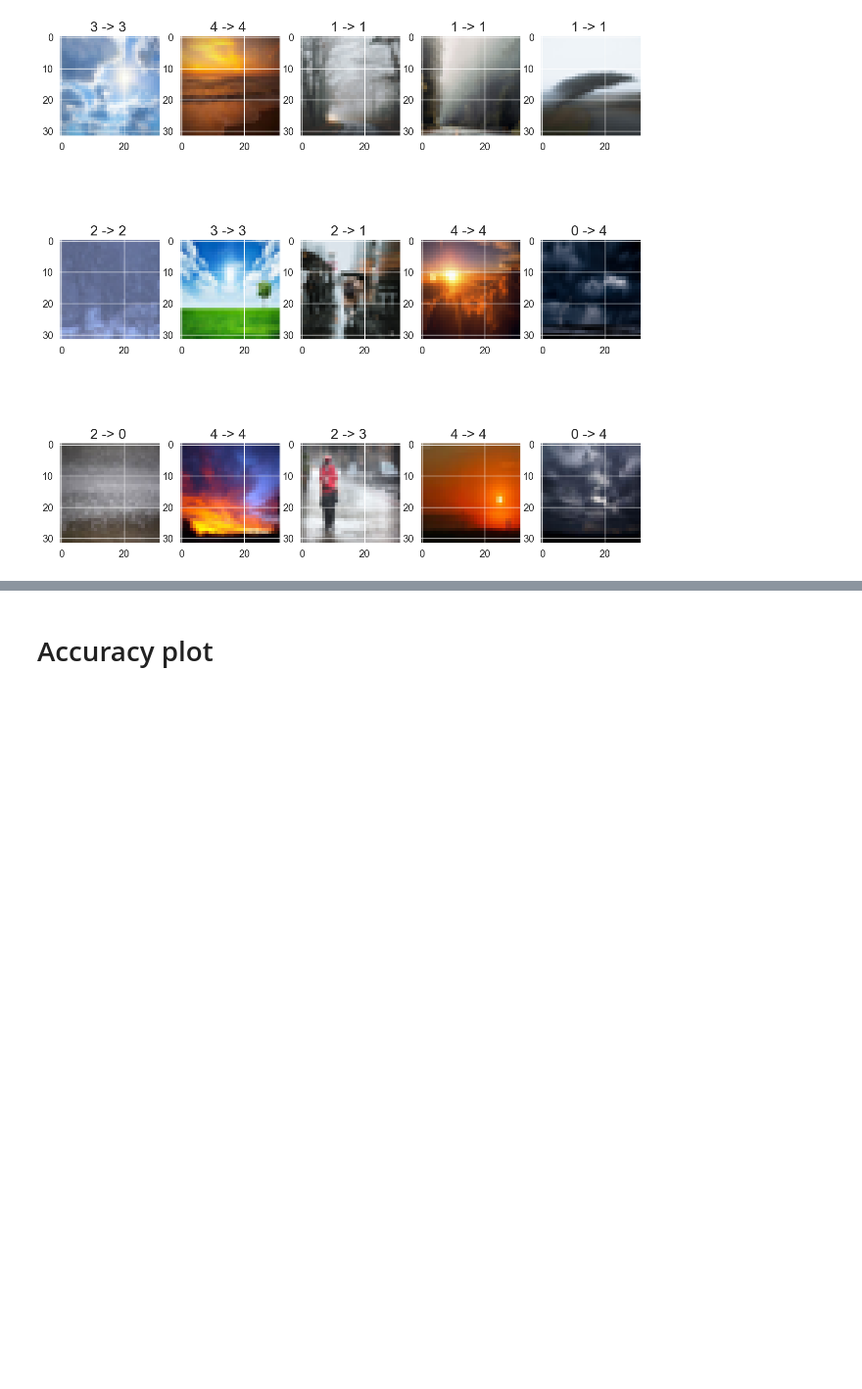
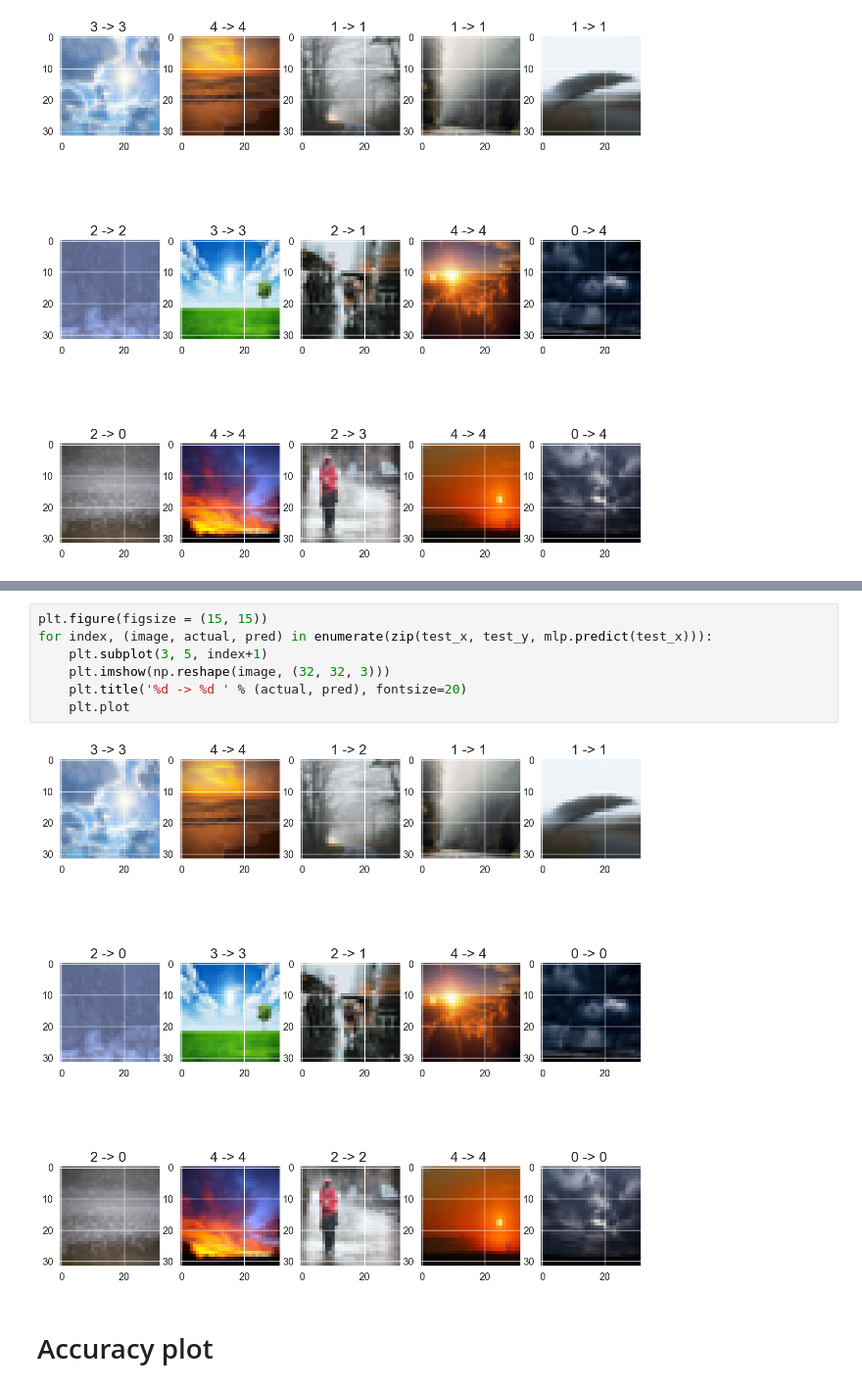
Before and after one commit to ShivangModi/WeatherClassIdentification, a Jupyter notebook: weather_class_identification.ipynb, the cells around one changed output, grey strips where cells are left out. Shown at 98% size. Saved outputs shown, nothing was run; the diff lists cells and outputs as text; blank space fills up the shorter version.

```diff
--- a/weather_class_identification.ipynb
+++ b/weather_class_identification.ipynb
@@ -482,3 +556,12 @@ for index, (image, actual, pred) in enumerate(zip(test_x, test_y, nb.predict(tes
+# %%
+plt.figure(figsize = (15, 15))
+for index, (image, actual, pred) in enumerate(zip(test_x, test_y, mlp.predict(test_x))):
+    plt.subplot(3, 5, index+1)
+    plt.imshow(np.reshape(image, (32, 32, 3)))
+    plt.title('%d -> %d ' % (actual, pred), fontsize=20)
+    plt.plot
+# %% [output]
+[figure, added]
 # %% [markdown]
 # Accuracy plot
 # %% [markdown]
```
Also changed, not shown: parts of 18 cells of this notebook.
